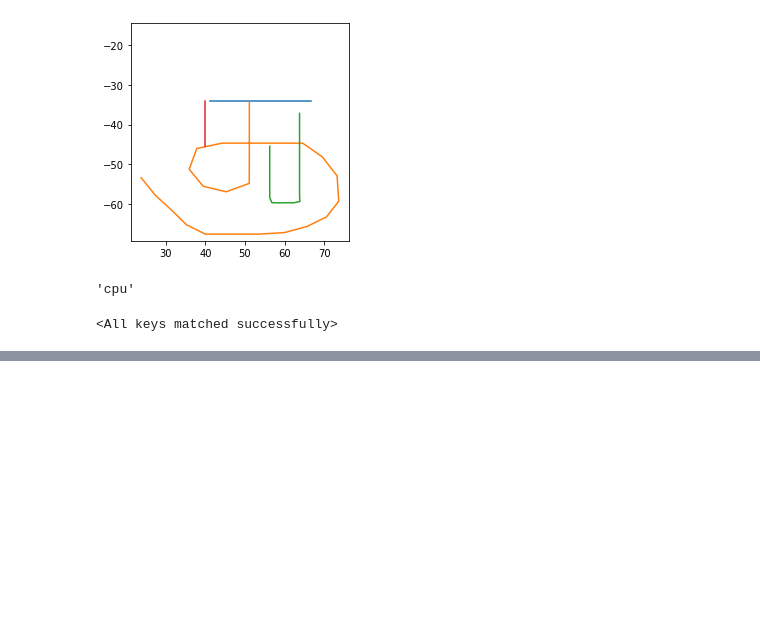
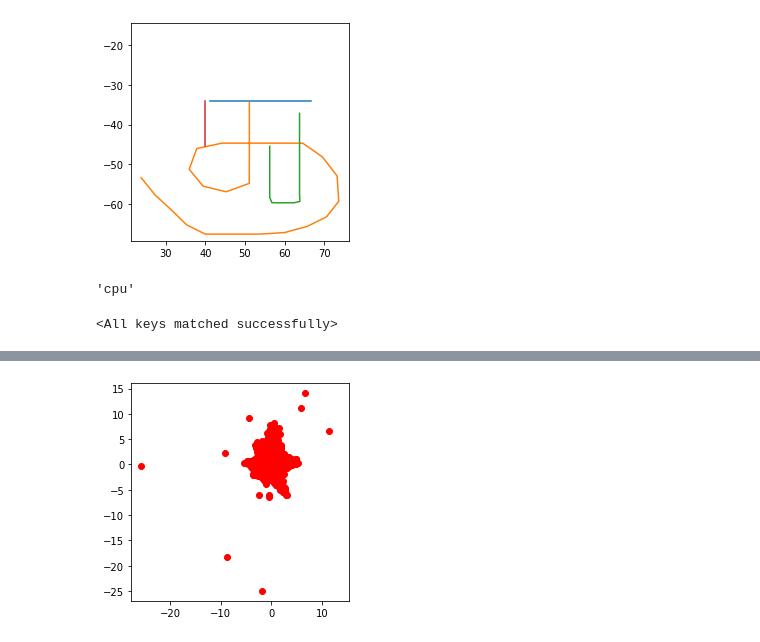
Before and after one commit to SomTambe/omniglot-bcs, a Jupyter notebook: evaluate.ipynb, the cells around one changed output, grey strips where cells are left out. Saved outputs shown, nothing was run; the diff lists cells and outputs as text; code cells hidden in the pictures; blank space fills up the shorter version.

Commit message:
Clustered graph available

```diff
--- a/evaluate.ipynb
+++ b/evaluate.ipynb
@@ -139,3 +140,11 @@ original
 [figure]
 original normalized
 [figure]
+# %%
+def plot_latent_clusters(char):
+    """
+    Args:
+        char (tensor): Latent variable of character. Should be a vector of dimension 2.
+    """
+    char=char.squeeze().detach().cpu().numpy()
+    return plt.plot(char[0],char[1],'ro')
@@ -141,0 +196,9 @@ original normalized
+# %%
+for i,data in tqdm(enumerate(data_loader)):
+    data=data.to(device)
+    mu,var=enc(data)
+    lat_var=gen_latent(mu,var)
+    plot_latent_clusters(lat_var)
+plt.axis('square')
+plt.show()
+# %% [output]
@@ -141,0 +206 @@ original normalized
+[figure, added]
```
Also changed, not shown: parts of 4 cells of this notebook.
